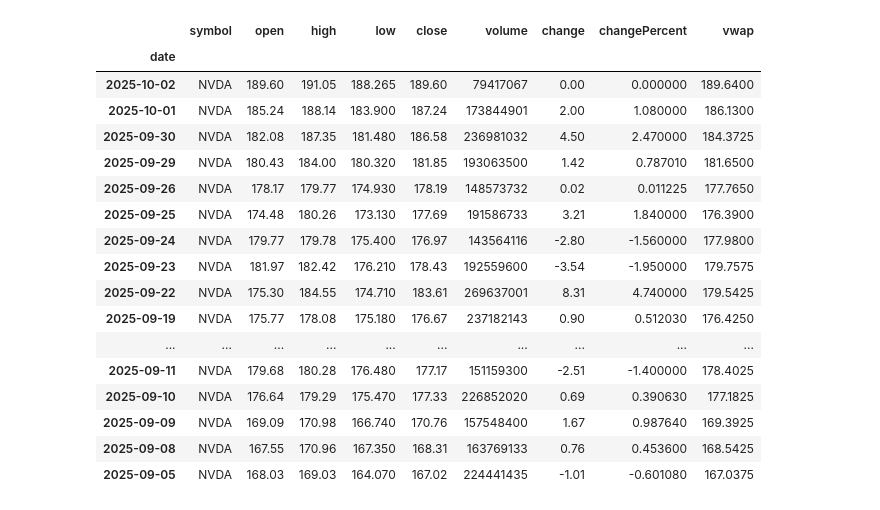
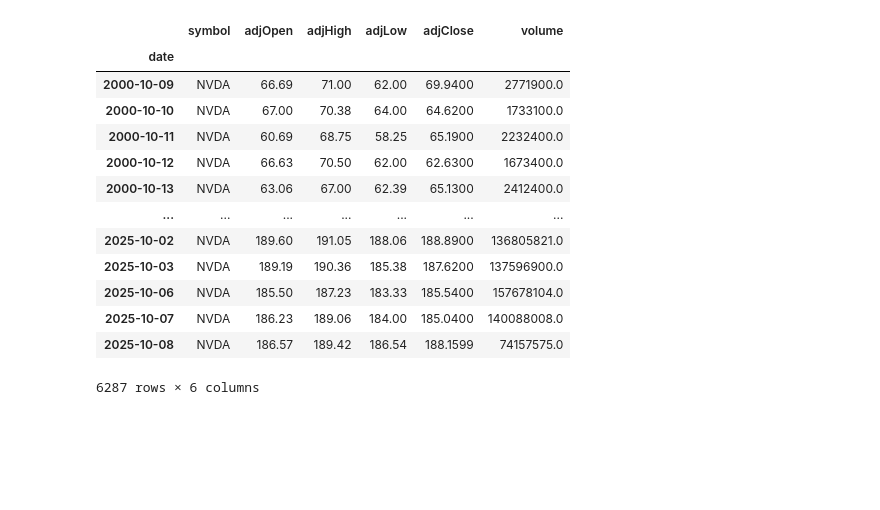
Before and after one commit to shaliniscode/stock_analysis, a Jupyter notebook: Absolute Momentum.ipynb, the cells around one changed output. Drawn from its saved outputs; the diff is of its cells as text; code cells hidden in the pictures; blank space fills up the shorter version.

```diff
--- a/Absolute Momentum.ipynb
+++ b/Absolute Momentum.ipynb
@@ -40,6 +40,6 @@ def fetch(symbol, start, end):
         return None
 # %%
 
-data = fetch('NVDA',n_year_ago_formatted, today_formatted)
-data.tail()
+df = fetch('NVDA',n_year_ago_formatted, today_formatted)
+df
 # %% [output]
@@ -51,0 +59,4 @@ data.tail()
+# %%
+
+d = df.loc[::-1].reset_index(drop=True)
+d
@@ -52,23 +77,19 @@ data.tail()
 # %%
 #Formatting the Dataframe
-df = data.set_index('date')
-df.head(20)
+df = d.set_index('date')
+df
 # %% [output]
-|  | symbol | open | high | low | close | volume | change | changePercent | vwap |
-| date |  |  |  |  |  |  |  |  |  |
-| 2025-10-02 | NVDA | 189.60 | 191.05 | 188.265 | 189.60 | 79417067 | 0.00 | 0.000000 | 189.6400 |
-| 2025-10-01 | NVDA | 185.24 | 188.14 | 183.900 | 187.24 | 173844901 | 2.00 | 1.080000 | 186.1300 |
-| 2025-09-30 | NVDA | 182.08 | 187.35 | 181.480 | 186.58 | 236981032 | 4.50 | 2.470000 | 184.3725 |
-| 2025-09-29 | NVDA | 180.43 | 184.00 | 180.320 | 181.85 | 193063500 | 1.42 | 0.787010 | 181.6500 |
-| 2025-09-26 | NVDA | 178.17 | 179.77 | 174.930 | 178.19 | 148573732 | 0.02 | 0.011225 | 177.7650 |
-| 2025-09-25 | NVDA | 174.48 | 180.26 | 173.130 | 177.69 | 191586733 | 3.21 | 1.840000 | 176.3900 |
-| 2025-09-24 | NVDA | 179.77 | 179.78 | 175.400 | 176.97 | 143564116 | -2.80 | -1.560000 | 177.9800 |
-| 2025-09-23 | NVDA | 181.97 | 182.42 | 176.210 | 178.43 | 192559600 | -3.54 | -1.950000 | 179.7575 |
-| 2025-09-22 | NVDA | 175.30 | 184.55 | 174.710 | 183.61 | 269637001 | 8.31 | 4.740000 | 179.5425 |
-| 2025-09-19 | NVDA | 175.77 | 178.08 | 175.180 | 176.67 | 237182143 | 0.90 | 0.512030 | 176.4250 |
-| ... | ... | ... | ... | ... | ... | ... | ... | ... | ... |
-| 2025-09-11 | NVDA | 179.68 | 180.28 | 176.480 | 177.17 | 151159300 | -2.51 | -1.400000 | 178.4025 |
-| 2025-09-10 | NVDA | 176.64 | 179.29 | 175.470 | 177.33 | 226852020 | 0.69 | 0.390630 | 177.1825 |
-| 2025-09-09 | NVDA | 169.09 | 170.98 | 166.740 | 170.76 | 157548400 | 1.67 | 0.987640 | 169.3925 |
-| 2025-09-08 | NVDA | 167.55 | 170.96 | 167.350 | 168.31 | 163769133 | 0.76 | 0.453600 | 168.5425 |
-| 2025-09-05 | NVDA | 168.03 | 169.03 | 164.070 | 167.02 | 224441435 | -1.01 | -0.601080 | 167.0375 |
+|  | symbol | adjOpen | adjHigh | adjLow | adjClose | volume |
+| date |  |  |  |  |  |  |
+| 2000-10-09 | NVDA | 66.69 | 71.00 | 62.00 | 69.9400 | 2771900.0 |
+| 2000-10-10 | NVDA | 67.00 | 70.38 | 64.00 | 64.6200 | 1733100.0 |
+| 2000-10-11 | NVDA | 60.69 | 68.75 | 58.25 | 65.1900 | 2232400.0 |
+| 2000-10-12 | NVDA | 66.63 | 70.50 | 62.00 | 62.6300 | 1673400.0 |
+| 2000-10-13 | NVDA | 63.06 | 67.00 | 62.39 | 65.1300 | 2412400.0 |
+| ... | ... | ... | ... | ... | ... | ... |
+| 2025-10-02 | NVDA | 189.60 | 191.05 | 188.06 | 188.8900 | 136805821.0 |
+| 2025-10-03 | NVDA | 189.19 | 190.36 | 185.38 | 187.6200 | 137596900.0 |
+| 2025-10-06 | NVDA | 185.50 | 187.23 | 183.33 | 185.5400 | 157678104.0 |
+| 2025-10-07 | NVDA | 186.23 | 189.06 | 184.00 | 185.0400 | 140088008.0 |
+| 2025-10-08 | NVDA | 186.57 | 189.42 | 186.54 | 188.1599 | 74157575.0 |
+6287 rows × 6 columns
```
Also changed, not shown: parts of 15 cells of this notebook, 1 other file.
